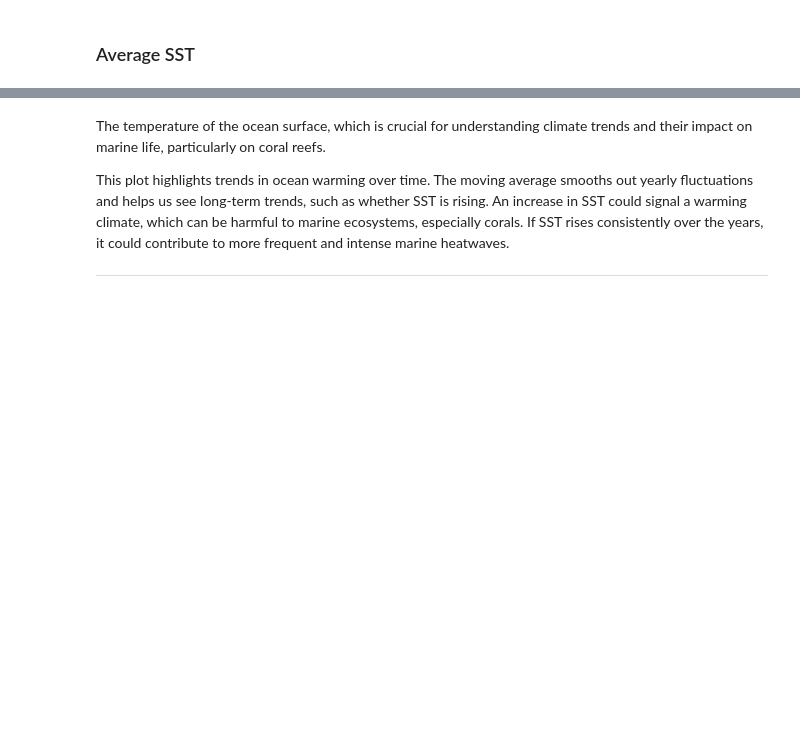
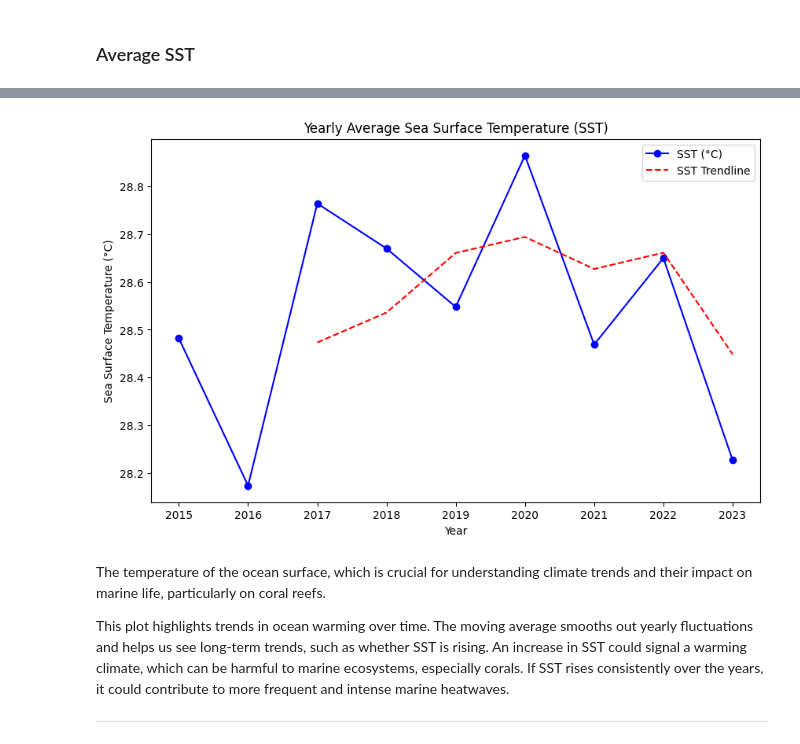
Before and after one commit to Sayedta91/Data-Analysis-Ocean-Climate-Marine-Life, a Jupyter notebook: data-analysis-ocean-climate-marine-life.ipynb, the cells around one changed output, grey strips where cells are left out. Cells and saved outputs as stored; diff of their text form; code cells hidden in the pictures; blank space fills up the shorter version.

```diff
--- a/data-analysis-ocean-climate-marine-life.ipynb
+++ b/data-analysis-ocean-climate-marine-life.ipynb
@@ -240,3 +215,31 @@ fig_sst.show()
+# %%
+
+# Assuming df_activity is your original dataframe, perform the groupby operation
+df_yearly = df_activity.groupby(df_activity['Date'].dt.year)[['SST (°C)', 'pH Level']].mean()
+df_yearly = df_yearly.reset_index()
+
+# Calculate rolling average (trendline)
+df_yearly['SST Trendline'] = df_yearly['SST (°C)'].rolling(window=3).mean()
+
+# Plotting SST (Sea Surface Temperature) with Trendline
+plt.figure(figsize=(10, 6))
+
+# Plot SST (Sea Surface Temperature)
+plt.plot(df_yearly['Date'], df_yearly['SST (°C)'], marker='o', color='blue', label='SST (°C)')
+
+# Plot Trendline (Rolling Mean)
+plt.plot(df_yearly['Date'], df_yearly['SST Trendline'], color='red', linestyle='--', label='SST Trendline')
+
+# Adding labels and title
+plt.title('Yearly Average Sea Surface Temperature (SST)')
+plt.xlabel('Year')
+plt.ylabel('Sea Surface Temperature (°C)')
+
+# Display legend
+plt.legend()
+plt.show()
+# %% [output]
+[figure, added]
 # %% [markdown]
 The temperature of the ocean surface, which is crucial for understanding climate trends and their impact on marine life, particularly on coral reefs.
 
```
Also changed, not shown: parts of 14 cells of this notebook.
